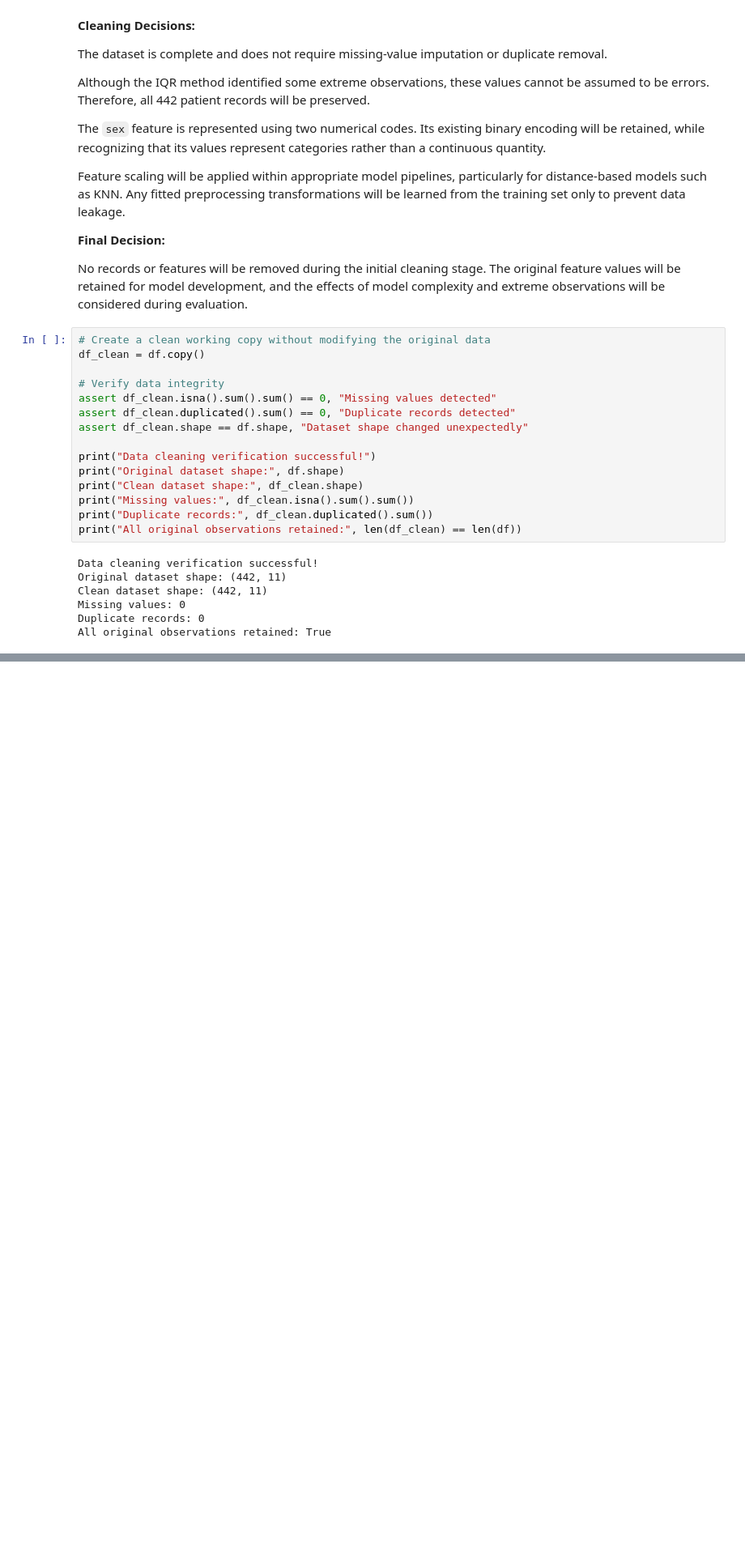
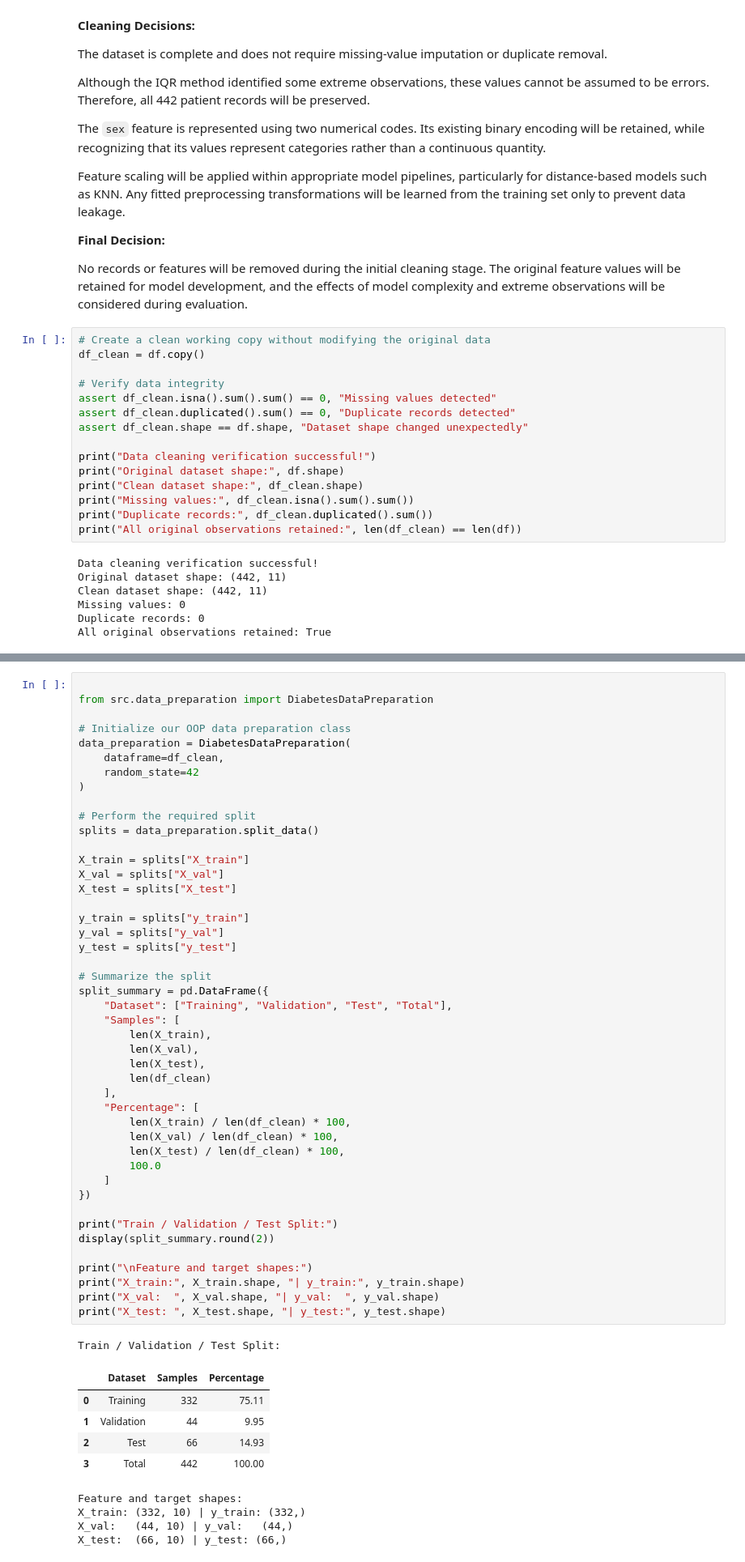
Before and after one commit to UbaidUllah777/PracticalLab2_DiabetesRegression, a Jupyter notebook: PracticalLab2_DiabetesRegression.ipynb, the cells around one changed output, grey strips where cells are left out. Shown at 81% size. Drawn from its saved outputs; the diff is of its cells as text; blank space fills up the shorter version.

Commit message:
Complete Part 1 with reproducible train validation test split

```diff
--- a/PracticalLab2_DiabetesRegression.ipynb
+++ b/PracticalLab2_DiabetesRegression.ipynb
@@ -584,0 +604,56 @@ All original observations retained: True
+# %%
+
+from src.data_preparation import DiabetesDataPreparation
+
+# Initialize our OOP data preparation class
+data_preparation = DiabetesDataPreparation(
+    dataframe=df_clean,
+    random_state=42
+)
+
+# Perform the required split
+splits = data_preparation.split_data()
+
+X_train = splits["X_train"]
+X_val = splits["X_val"]
+X_test = splits["X_test"]
+
+y_train = splits["y_train"]
+y_val = splits["y_val"]
+y_test = splits["y_test"]
+
+# Summarize the split
+split_summary = pd.DataFrame({
+    "Dataset": ["Training", "Validation", "Test", "Total"],
+    "Samples": [
+        len(X_train),
+        len(X_val),
+        len(X_test),
+        len(df_clean)
+    ],
+    "Percentage": [
+        len(X_train) / len(df_clean) * 100,
+        len(X_val) / len(df_clean) * 100,
+        len(X_test) / len(df_clean) * 100,
+        100.0
+    ]
+})
+
+print("Train / Validation / Test Split:")
+display(split_summary.round(2))
+
+print("\nFeature and target shapes:")
+print("X_train:", X_train.shape, "| y_train:", y_train.shape)
+print("X_val:  ", X_val.shape, "| y_val:  ", y_val.shape)
+print("X_test: ", X_test.shape, "| y_test:", y_test.shape)
+# %% [output]
+Train / Validation / Test Split:
+|  | Dataset | Samples | Percentage |
+| 0 | Training | 332 | 75.11 |
+| 1 | Validation | 44 | 9.95 |
+| 2 | Test | 66 | 14.93 |
+| 3 | Total | 442 | 100.00 |
+Feature and target shapes:
+X_train: (332, 10) | y_train: (332,)
+X_val:   (44, 10) | y_val:   (44,)
+X_test:  (66, 10) | y_test: (66,)
```
Also changed, not shown: parts of 3 cells of this notebook, 1 other file.
